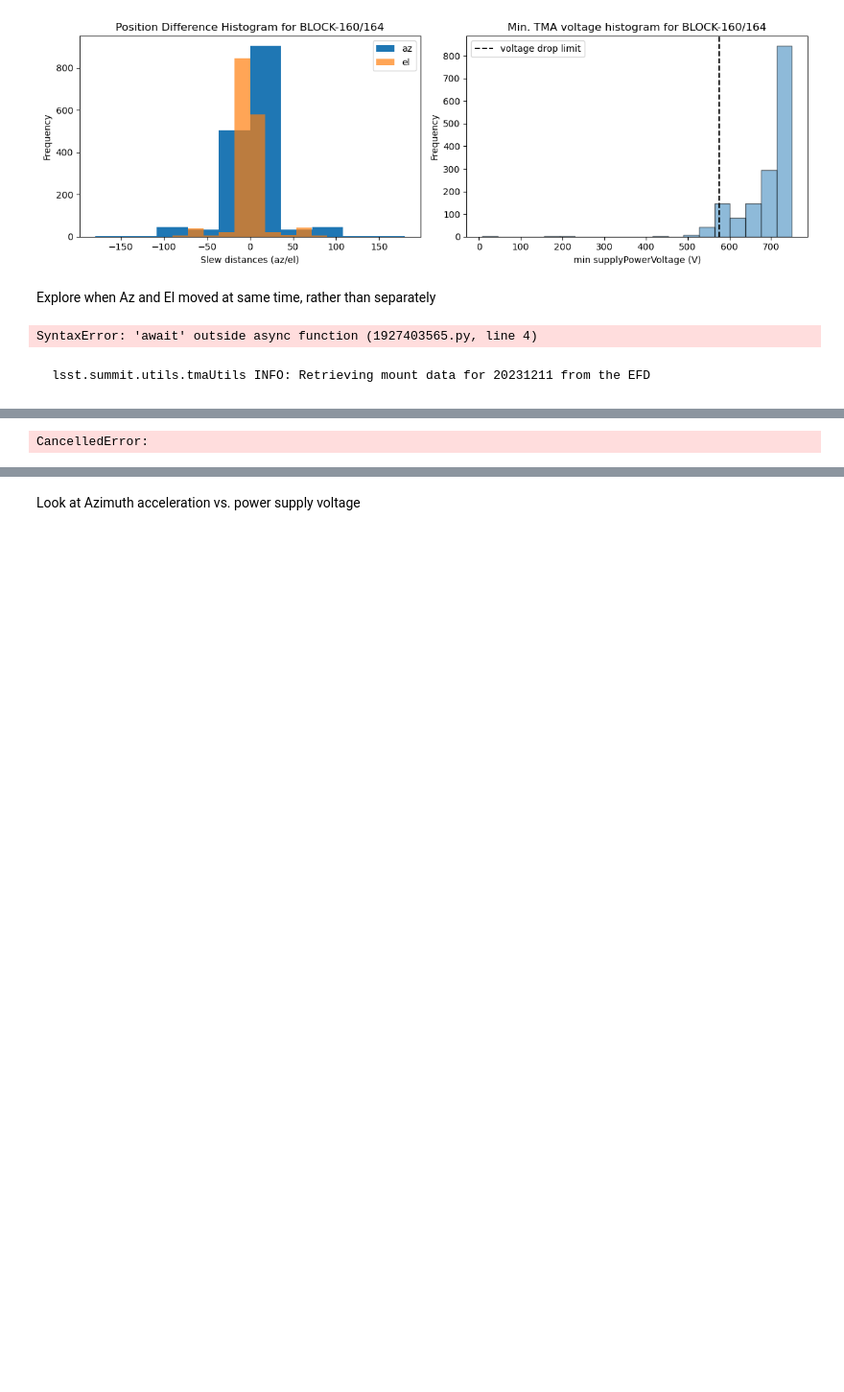
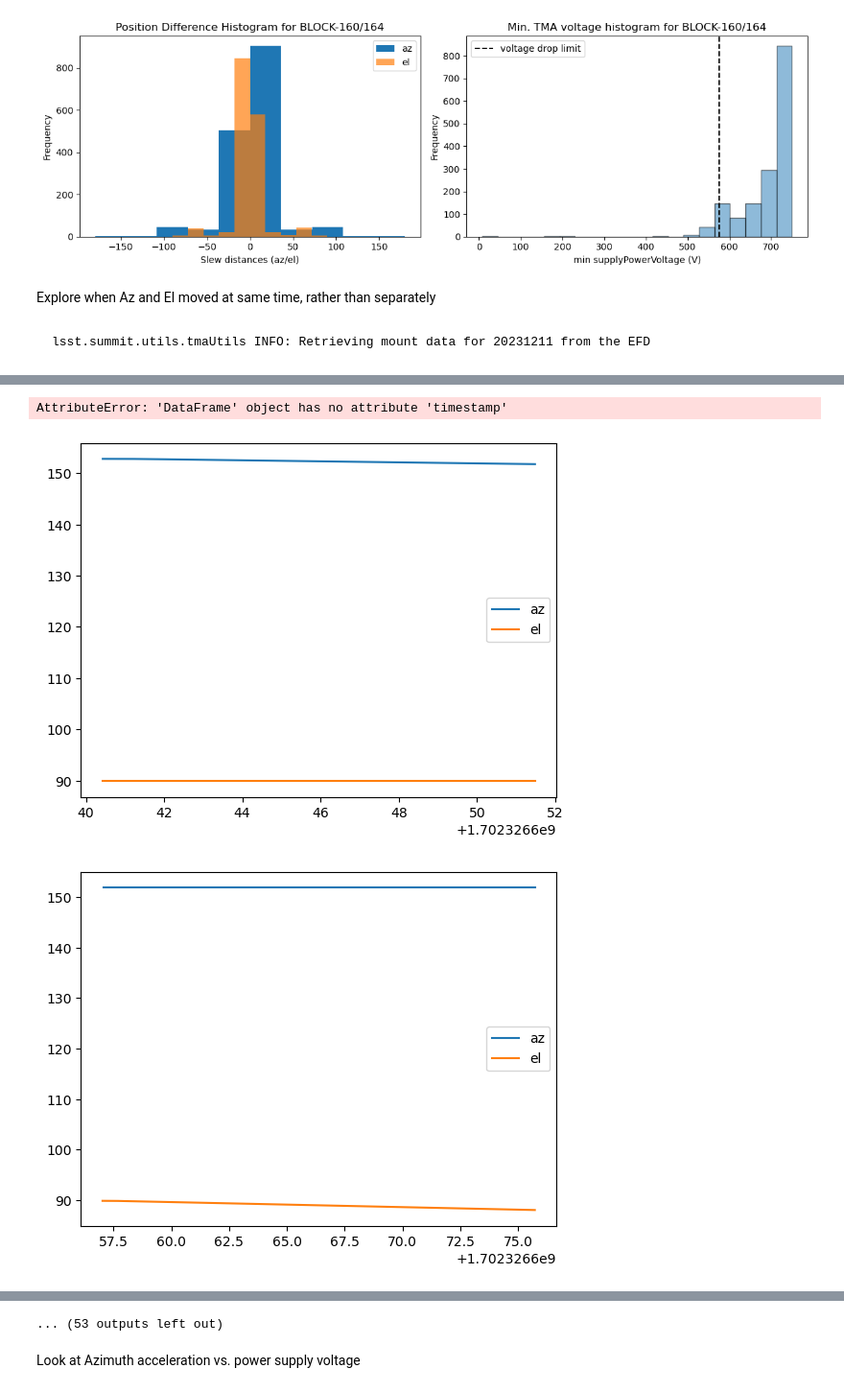
Before and after one commit to lsst-sitcom/notebooks_vandv, a Jupyter notebook: notebooks/tel_and_site/subsys_req_ver/tma/SITCOM-1223-TMA_Capacitor_Bank_discharge_vs._Acceleration_profiles.ipynb, the cells around one changed output, grey strips where cells are left out. Shown at 96% size. Drawn from its saved outputs; the diff is of its cells as text; code cells hidden in the pictures; blank space fills up the shorter version.

```diff
--- a/notebooks/tel_and_site/subsys_req_ver/tma/SITCOM-1223-TMA_Capacitor_Bank_discharge_vs._Acceleration_profiles.ipynb
+++ b/notebooks/tel_and_site/subsys_req_ver/tma/SITCOM-1223-TMA_Capacitor_Bank_discharge_vs._Acceleration_profiles.ipynb
@@ -146,10 +146,9 @@ async def data_per_slew(i, slew, debug=False):
     if debug:
         return az, el, power_df, data
     else:
-        return data, telescope_motion
+        return data
 # %%
 Data = []
-Motion = []
 failed = []
 data_names = ['slew_id','dayobs','duration','begin','end','min_power','az_max_vel','az_max_acc','az_max_jerk','el_max_vel','el_max_acc','el_max_jerk', 'az_pos_begin', 'az_pos_end', 'el_pos_begin', 'el_pos_end'] #, 'dis_slew'
 for dayObs in obs_days:
@@ -159,15 +158,12 @@ for dayObs in obs_days:
         print(dayObs)
     for i, slew in enumerate(slews):
         try:
-            d, m = await data_per_slew(i, slew)
+            d = await data_per_slew(i, slew)
             Data.append(d)
-            Motion.append(m)
         except Exception as e:
             failed.append(i)
             #print(i, e)
 df = pd.DataFrame(np.vstack(Data),columns=data_names)
-df_m = pd.DataFrame(np.vstack(Motion),columns=['az', 'el'])
-len(df)
 # %% [output]
 lsst.summit.utils.tmaUtils INFO: Retrieving mount data for 20231211 from the EFD
 20231211: Found 528 slews and 449 tracks
@@ -219,29 +214,23 @@ plot_spv_vs_dist(df, 'BLOCK-160/164','tma_perf_dec_2023')
 # %% [markdown]
 Explore when Az and El moved at same time, rather than separately
 # %%
-def move_az_el(slew):
-    slew_time = slew.timestamp
-
-    #az = await client.select_time_series(tma_az_topic, ['*'], slew.begin, slew.end)
-    #el = await client.select_time_series(tma_el_topic, ['*'], slew.begin, slew.end)
+def move_az_el(az, el):
 
     plt.figure()
-    #plt.plot(az.timestamp, az.actualVelocity,'x',label='data')
-    plt.plot(slew.timestamp, az, 'x', color='C0', label='az')
-    plt.plot(slew.timestamp, el, 'x', color='C1', label='el')
+
+    plt.plot(az.timestamp, az.actualPosition, '-', color='C0', label='az')
+    plt.plot(el.timestamp, el.actualPosition, '-', color='C1', label='el')
     plt.legend()
-# %% [output]
-SyntaxError: 'await' outside async function (1927403565.py, line 4)
 # %%
 for dayObs in obs_days:
-    slews = get_events(dayObs)
-
+    try:
+        slews = get_events(dayObs)
+    except:
+        print(dayObs)
     for i, slew in enumerate(slews):
-        data = [i, slew.dayObs, slew.duration, slew.begin, slew.end]
-
-        az = await client.select_time_series(tma_az_topic, ['*'], slew.begin, slew.end)
-        el = await client.select_time_series(tma_el_topic, ['*'], slew.begin, slew.end)
-        print(az)
+       az = await client.select_time_series(tma_az_topic, ['*'], slew.begin, slew.end)
+       el = await client.select_time_series(tma_el_topic, ['*'], slew.begin, slew.end)
+       move_az_el(az, el)
 # %% [output]
 lsst.summit.utils.tmaUtils INFO: Retrieving mount data for 20231211 from the EFD
 20231211: Found 528 slews and 449 tracks
@@ -264 +237,3 @@ lsst.summit.utils.tmaUtils INFO: Retrieving mount data for 20231211 from the EFD
-CancelledError:
+AttributeError: 'DataFrame' object has no attribute 'timestamp'
+[figure, added]
+[figure, added]
@@ -265,3 +247,4 @@ CancelledError:
+... (53 outputs left out)
 # %% [markdown]
 Look at Azimuth acceleration vs. power supply voltage
 # %%
```
Also changed, not shown: parts of 2 cells of this notebook.
